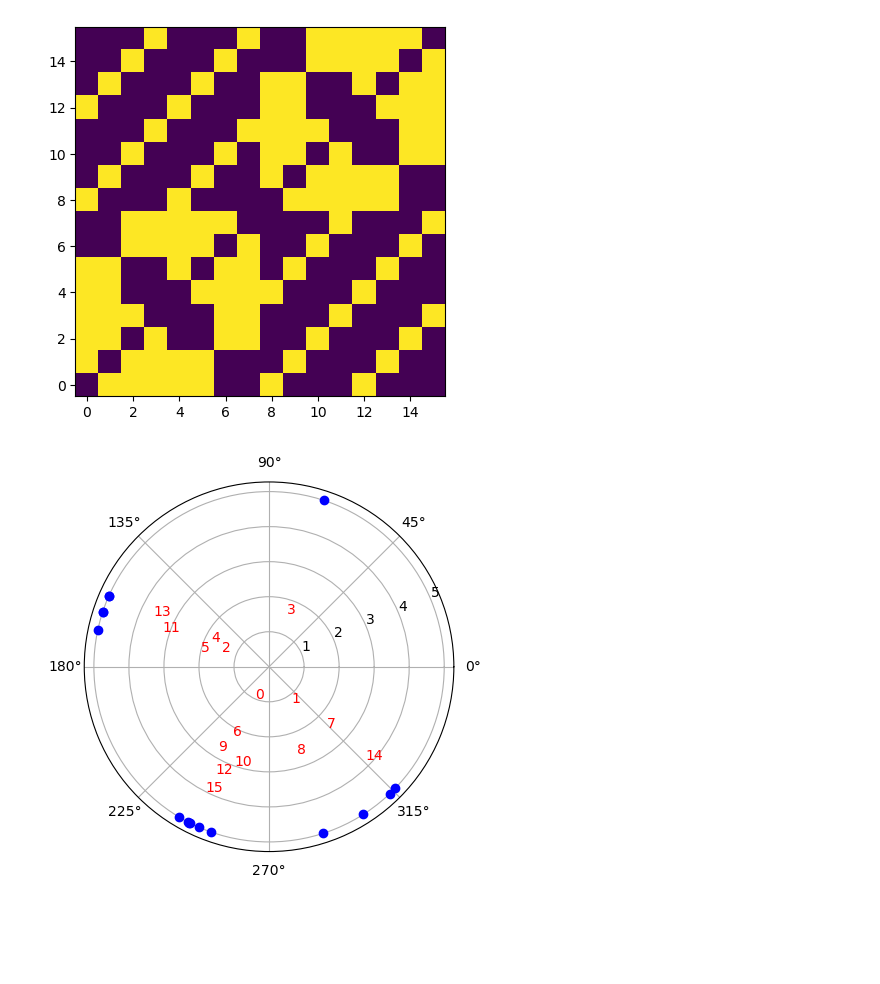
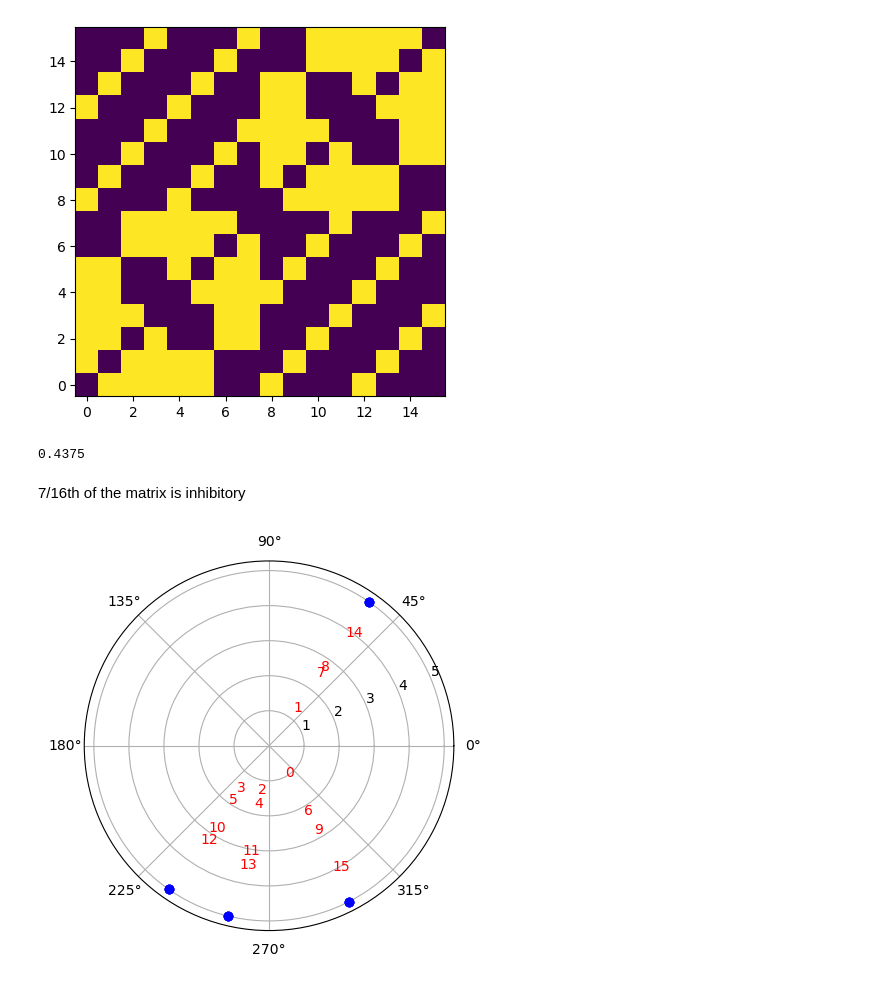
Before and after one commit to ch3rryblossom/sudoku-network, a Jupyter notebook: sudoku4x4.ipynb, the cells around one changed output. Cells and saved outputs as stored; diff of their text form; code cells hidden in the pictures; blank space fills up the shorter version.

```diff
--- a/sudoku4x4.ipynb
+++ b/sudoku4x4.ipynb
@@ -141,6 +141,12 @@ inhibconnect()
 imshow(matrix, origin='lower');
 # %% [output]
 [figure]
+# %%
+sum(matrix.flatten())/len(matrix.flatten())
+# %% [output]
+0.4375
+# %% [markdown]
+7/16th of the matrix is inhibitory
 # %%
 exc_matrix = 1 - matrix
 
@@ -163,10 +174,10 @@ Sp1 = SpikeMonitor(G1)
 run(500*ms)
 # %%
 alph = 0.2
-t = 4999
+t = 3050
 
 for x in range(n):
 	polar(M1.v[x][t] * 2*pi, 5, 'bo')
 	annotate(x, (M1.v[x][t] * 2*pi, linspace(1, 4, n)[x]), color = 'red')
 # %% [output]
-[figure, old version]
+[figure, new version]
```
Also changed, not shown: parts of 2 cells of this notebook, 1 other file.
